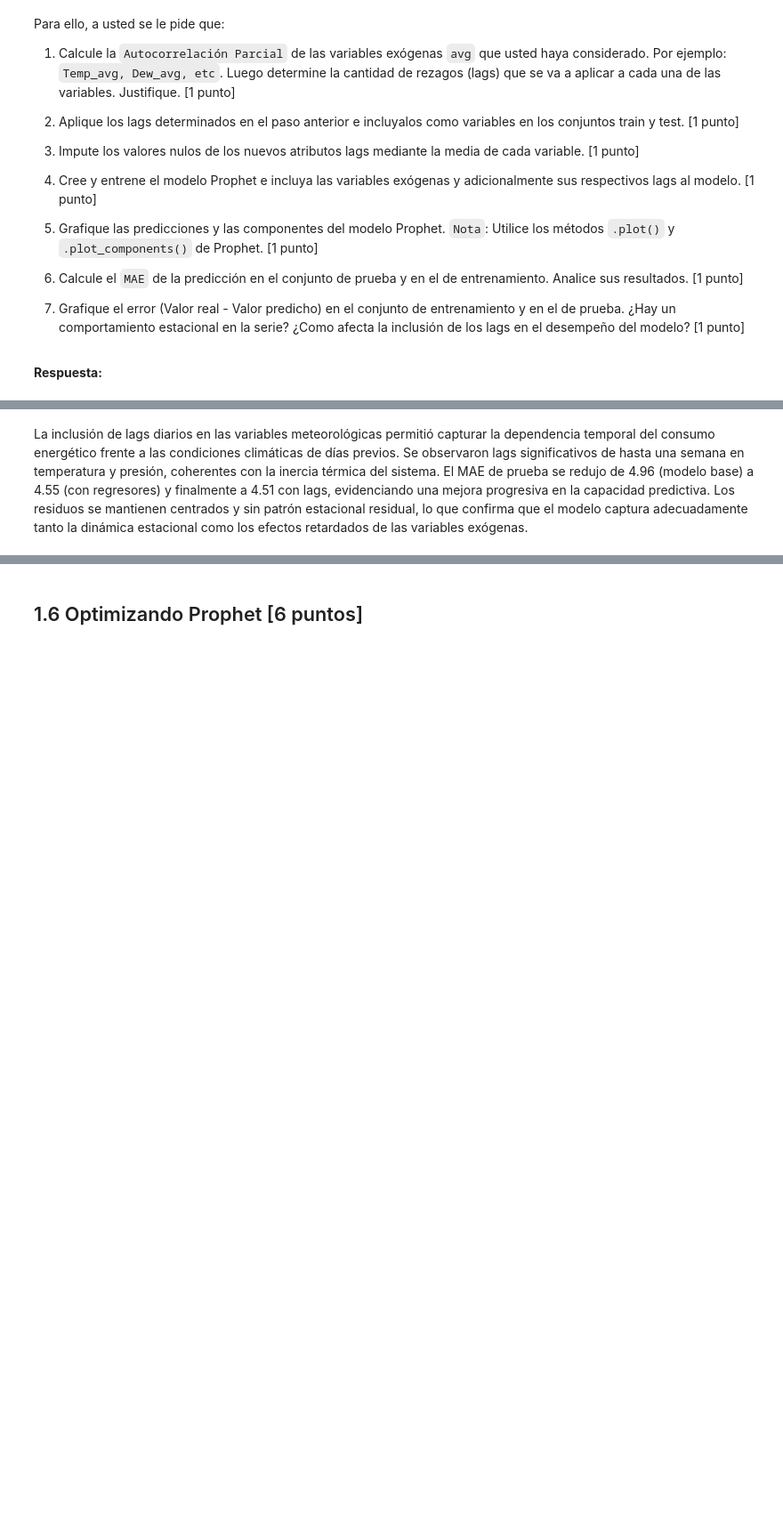
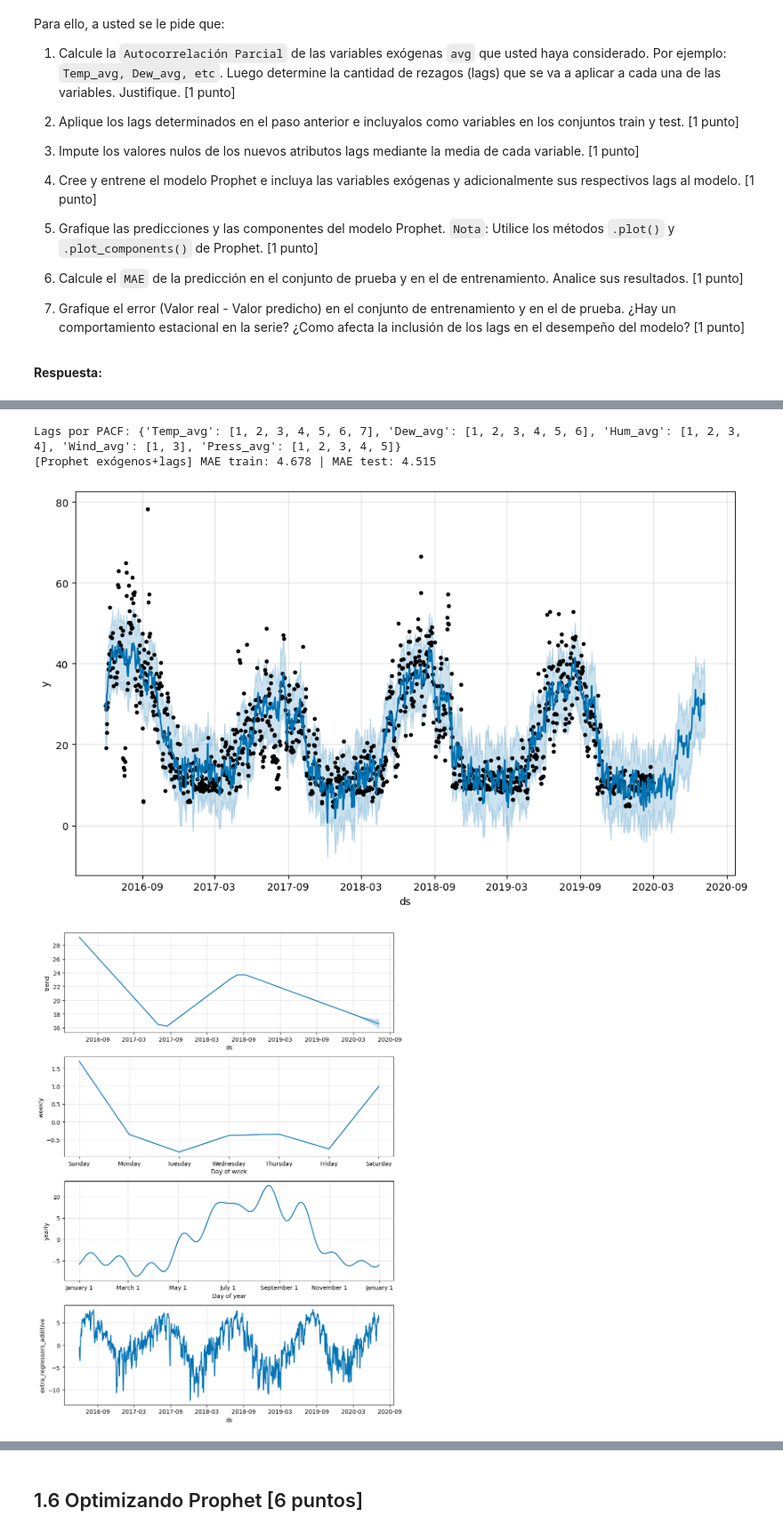
Before and after one commit to jesuvalenzuela/NanSquad, a Jupyter notebook: Lab10/Lab10_enunciado.ipynb, the cells around one changed output, grey strips where cells are left out. Shown at 89% size. Cells and saved outputs as stored; diff of their text form; code cells hidden in the pictures; blank space fills up the shorter version.

```diff
--- a/Lab10/Lab10_enunciado.ipynb
+++ b/Lab10/Lab10_enunciado.ipynb
@@ -826,5 +612,67 @@ MAE prueba:        4.515
-# %% [markdown]
-La inclusión de lags diarios en las variables meteorológicas permitió capturar la dependencia temporal del consumo energético frente a las condiciones climáticas de días previos.
-Se observaron lags significativos de hasta una semana en temperatura y presión, coherentes con la inercia térmica del sistema.
-El MAE de prueba se redujo de 4.96 (modelo base) a 4.55 (con regresores) y finalmente a 4.51 con lags, evidenciando una mejora progresiva en la capacidad predictiva.
-Los residuos se mantienen centrados y sin patrón estacional residual, lo que confirma que el modelo captura adecuadamente tanto la dinámica estacional como los efectos retardados de las variables exógenas.
+# %%
+#CODIGO AQUI
+
+# Prophet con exógenos + lags
+# ===========================================
+# --- 1) Lags por PACF (solo TRAIN, 95%) ---
+CANDIDATES = ["Temp_avg","Dew_avg","Hum_avg","Wind_avg","Press_avg"]
+weather_tr = weather.merge(train[["date"]], on="date").sort_values("date")
+max_lag = 7
+conf = 1.96/np.sqrt(len(weather_tr))
+
+selected = {}
+for v in CANDIDATES:
+    p = pacf(weather_tr[v].astype(float).values, nlags=max_lag, method="yw")
+    lags_v = [k for k in range(1, max_lag+1) if abs(p[k]) > conf] or [1]  # asegura al menos lag1
+    selected[v] = lags_v
+print("Lags por PACF:", selected)
+
+# --- 2–3) Crear lags en clima + imputar con media (calculada en TRAIN) ---
+wlag = weather.copy()
+lag_cols = []
+for v, Ls in selected.items():
+    for L in Ls:
+        c = f"{v}_lag{L}"
+        wlag[c] = wlag[v].shift(L)
+        lag_cols.append(c)
+
+means_tr = wlag.merge(train[["date"]], on="date")[lag_cols].mean()
+wlag[lag_cols] = wlag[lag_cols].fillna(means_tr)
+
+# --- 4) Merge con splits y preparar Prophet ---
+REG = CANDIDATES + lag_cols
+train_l = train.merge(wlag[["date"]+REG], on="date").ffill().bfill()
+test_l  = test .merge(wlag[["date"]+REG], on="date").ffill().bfill()
+
+tr = train_l.rename(columns={"date":"ds","Energy_kWh":"y"})
+te = test_l .rename(columns={"date":"ds","Energy_kWh":"y"})
+
+# --- 5) Prophet con exógenos + lags ---
+m = Prophet(yearly_seasonality=True, weekly_seasonality=True, daily_seasonality=False)
+for r in REG: m.add_regressor(r)
+m.fit(tr[["ds","y"]+REG])
+
+# --- 6) Predicción (train+test), MAE y gráficos requeridos ---
+future = pd.concat([tr[["ds"]+REG], te[["ds"]+REG]]).drop_duplicates().sort_values("ds")
+fc = m.predict(future)
+
+mae_tr = mean_absolute_error(tr["y"], tr.merge(fc[["ds","yhat"]], on="ds")["yhat"])
+mae_te = mean_absolute_error(te["y"], te.merge(fc[["ds","yhat"]], on="ds")["yhat"])
+print(f"[Prophet exógenos+lags] MAE train: {mae_tr:.3f} | MAE test: {mae_te:.3f}")
+
+_ = m.plot(fc); plt.tight_layout(); plt.show()
+_ = m.plot_components(fc)
+
+# --- 7) Error (real - predicho) en todo el intervalo ---
+err = pd.concat([tr, te]).merge(fc[["ds","yhat"]], on="ds")
+plt.figure(figsize=(12,4))
+plt.plot(err["ds"], err["y"] - err["yhat"])
+plt.axhline(0, ls="--", c="k", alpha=.7)
+plt.axvline(pd.to_datetime("2020-03-01"), ls="--", c="k", alpha=.5)
+plt.title("Error (real - predicho) — Prophet con exógenos + lags")
+plt.tight_layout(); plt.show()
+# %% [output]
+Lags por PACF: {'Temp_avg': [1, 2, 3, 4, 5, 6, 7], 'Dew_avg': [1, 2, 3, 4, 5, 6], 'Hum_avg': [1, 2, 3, 4], 'Wind_avg': [1, 3], 'Press_avg': [1, 2, 3, 4, 5]}
+[Prophet exógenos+lags] MAE train: 4.678 | MAE test: 4.515
+[figure, added]
+[figure, added]
```
Also changed, not shown: parts of 48 cells of this notebook.
